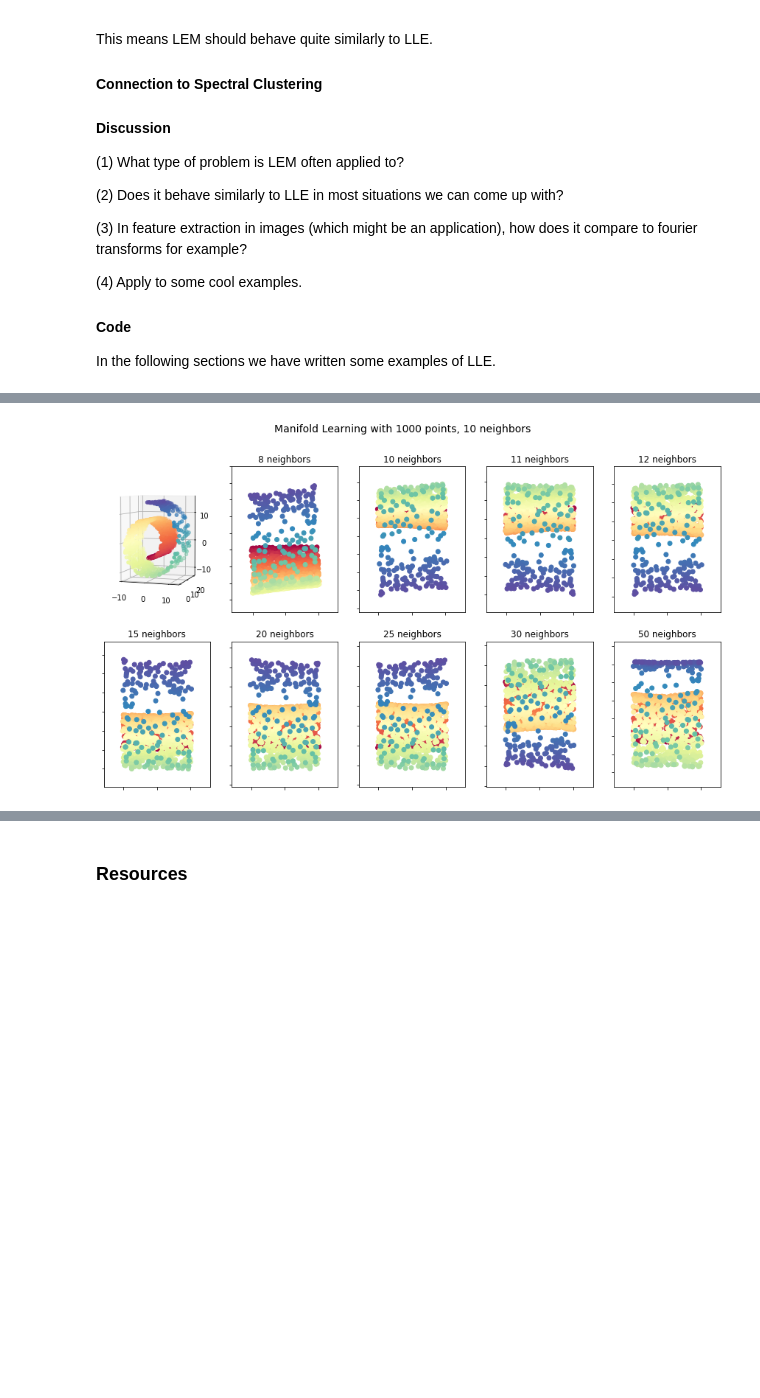
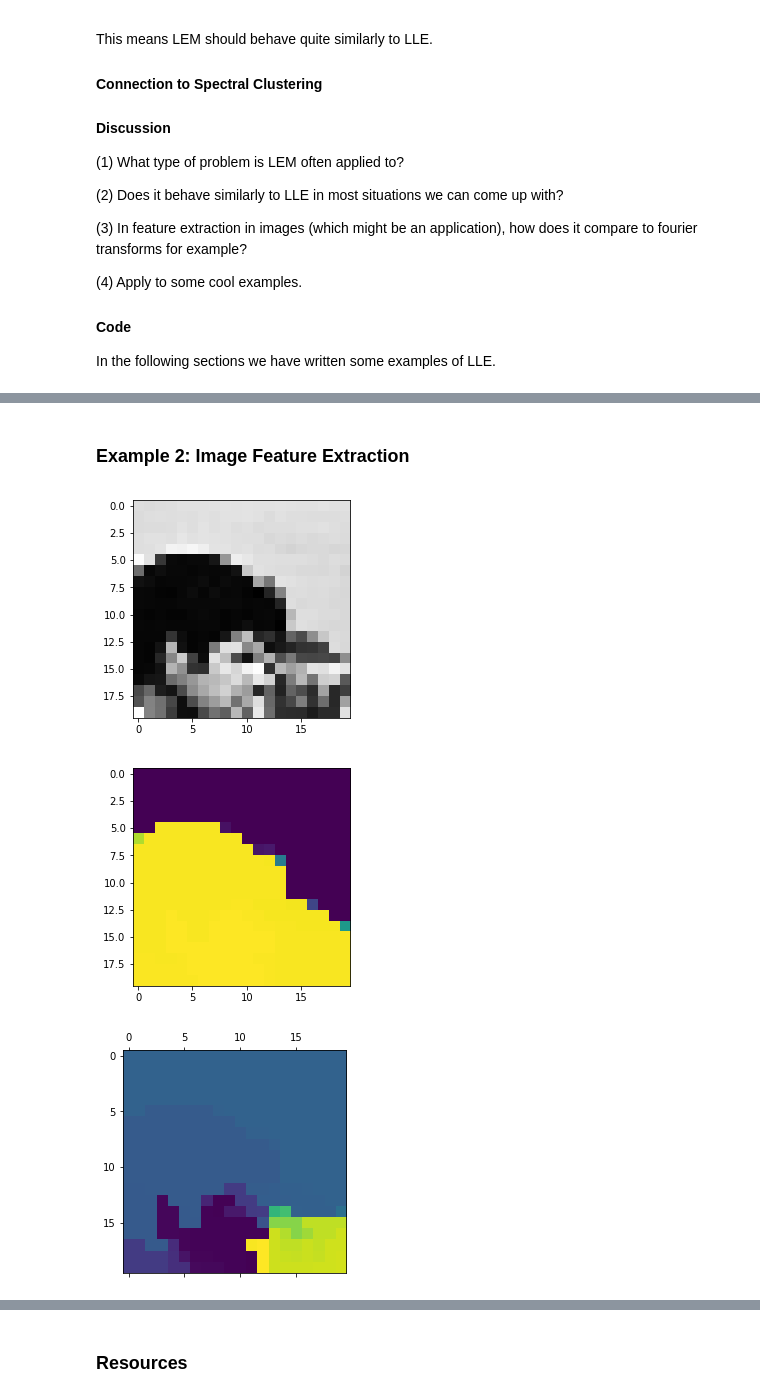
Before and after one commit to hlml-toronto/machinelearning, a Jupyter notebook: guides/LEM.ipynb, the cells around one changed output, grey strips where cells are left out. Drawn from its saved outputs; the diff is of its cells as text; code cells hidden in the pictures; blank space fills up the shorter version.

```diff
--- a/guides/LEM.ipynb
+++ b/guides/LEM.ipynb
@@ -241,33 +224,42 @@ print(np.shape(color))
-# %%
-fig = plt.figure(figsize=(15, 8))
-plt.suptitle("Manifold Learning with %i points, %i neighbors"
-             % (1000, n_neighbors), fontsize=14)
-
-
-ax = fig.add_subplot(251, projection='3d')
-ax.scatter(X[:, 0], X[:, 1], X[:, 2], c=color, cmap=plt.cm.Spectral)
-ax.view_init(4, -72)
-
-methods = ['standard', 'ltsa', 'hessian', 'modified']
-labels = ['LLE', 'LTSA', 'Hessian LLE', 'Modified LLE']
-
-method = methods[3]
-
-for i, num_neigh in enumerate(N_neighbors):
-    t0 = time()
-    embedding = manifold.LocallyLinearEmbedding(num_neigh, n_components,
-                                        eigen_solver='auto',
-
-                                                method=method)
-    Y = embedding.fit_transform(X)
-    t1 = time()
-    #print("%s neighbors: %.2g sec" % (num_neigh, t1 - t0))
-
-    ax = fig.add_subplot(2, 5 , i+2)
-    plt.scatter(Y[:, 0], Y[:, 1], c=color, cmap=plt.cm.Spectral)
-    plt.title("%s neighbors" % (num_neigh))
-    ax.xaxis.set_major_formatter(NullFormatter())
-    ax.yaxis.set_major_formatter(NullFormatter())
-    plt.axis('tight')
-# %% [output]
-[figure, removed]
+# %% [markdown]
+### Example 2: Image Feature Extraction  <a id='linkExample2'></a>
+# %%
+import numpy as np
+import matplotlib.pyplot as plt
+from skimage import data
+from skimage import filters
+from skimage import exposure
+from sklearn.feature_extraction import image
+from sklearn.cluster import spectral_clustering
+
+#grab an image and rescale + plot it
+camera = data.camera()
+N = 10
+img = []
+for i in range(50,150):
+    img.append(camera[i][200:300])
+
+img = np.asarray(img)
+rescaled_img = rescale(img, 0.2, mode="reflect")
+plt.imshow(rescaled_img, cmap=plt.cm.gray)
+plt.show()
+
+#construct weight matrix and perform Laplacian Eigenmap
+graph = image.img_to_graph(rescaled_img)
+beta = 10
+eps = 1e-6
+graph.data = np.exp(-beta * graph.data / graph.data.std()) + eps
+
+se = manifold.SpectralEmbedding(affinity="precomputed",n_components=2,n_neighbors=N)
+trans_data = se.fit_transform(graph.toarray()).T
+
+#plt.imshow(rescaled_img, cmap=plt.cm.gray)
+plt.imshow(trans_data[0].reshape(20,20))
+#plt.matshow(trans_data[0].reshape(20,20))
+plt.matshow(trans_data[1].reshape(20,20))
+#plt.matshow(trans_data[1].reshape(100,100))
+plt.show()
+# %% [output]
+[figure, added]
+[figure, added]
+[figure, added]
```
Also changed, not shown: parts of 10 cells of this notebook.
